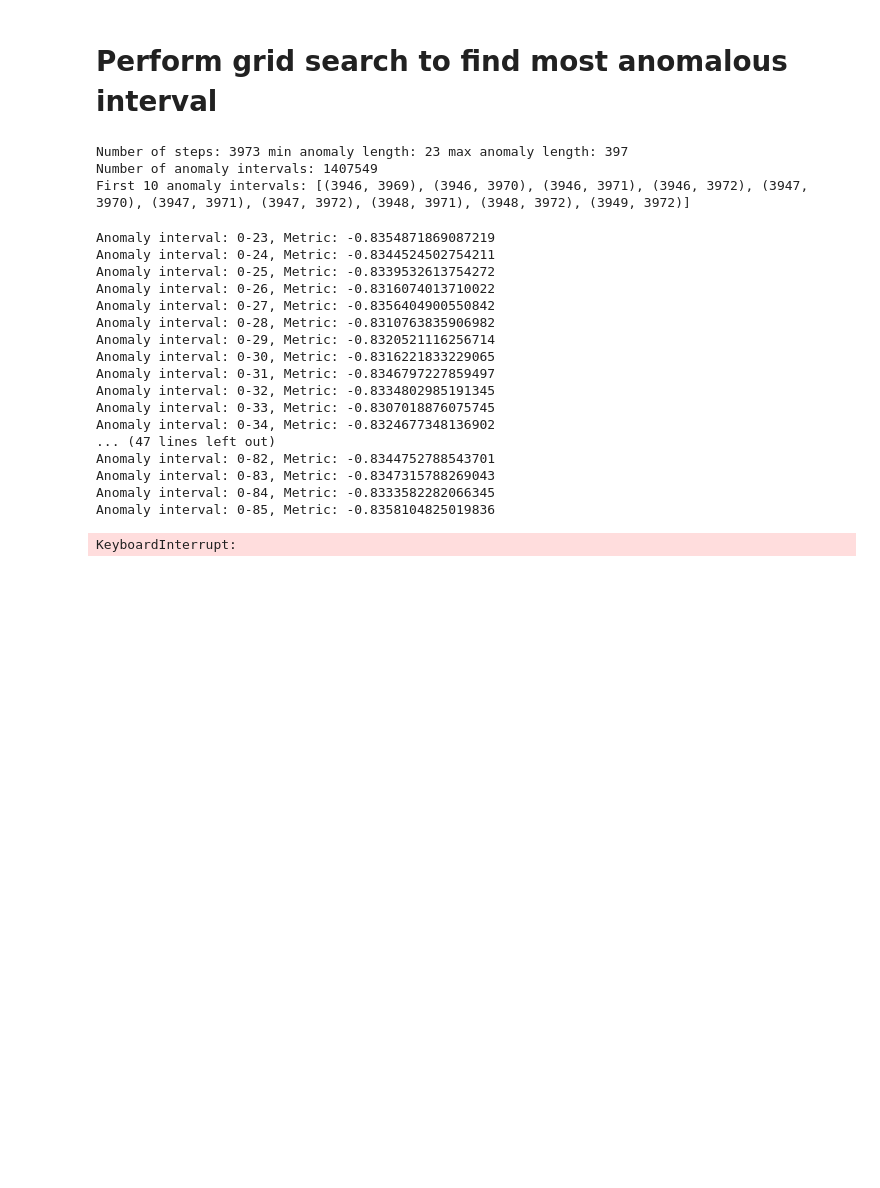
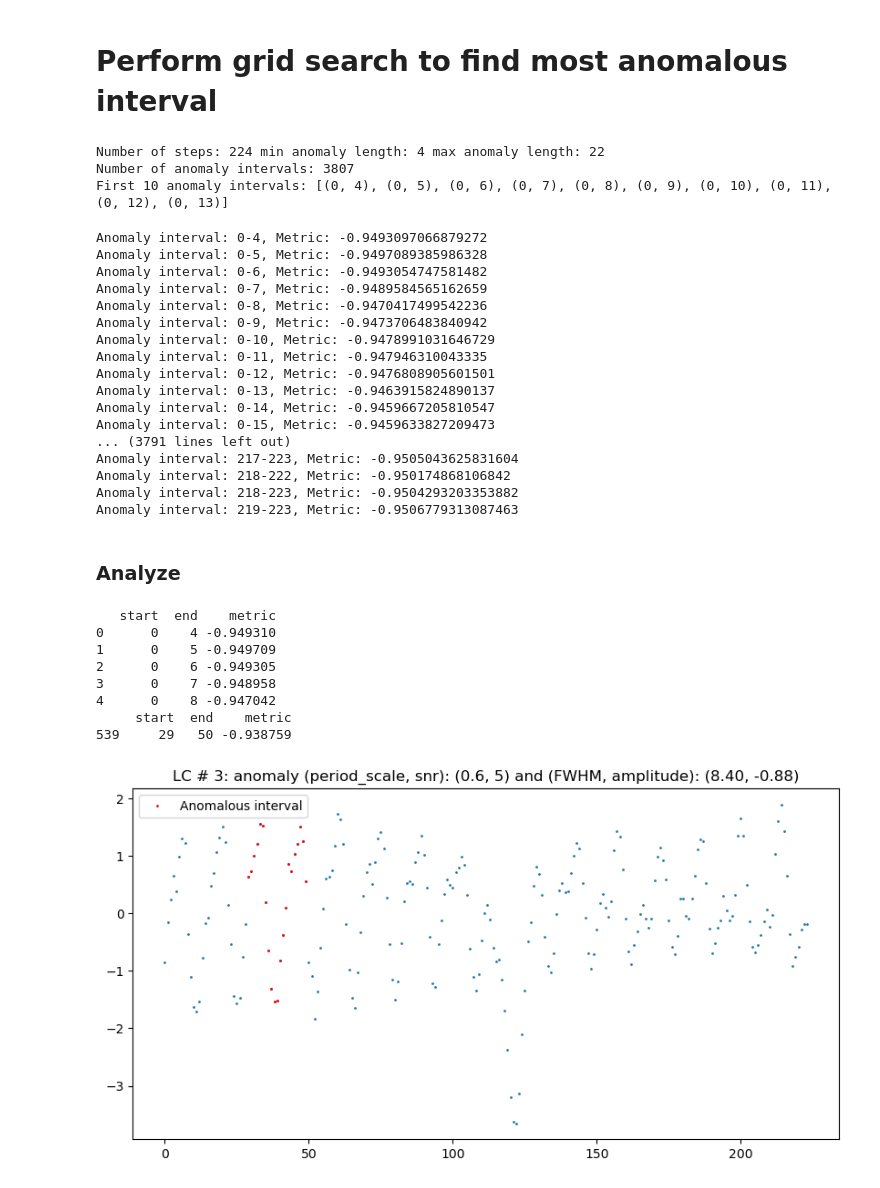
Before and after one commit to linneawolniewicz/dipper-detection, a Jupyter notebook: scripts/explore_gp_gridsearch.ipynb, the cells around one changed output. Saved outputs shown, nothing was run; the diff lists cells and outputs as text; code cells hidden in the pictures; blank space fills up the shorter version.

```diff
--- a/scripts/explore_gp_gridsearch.ipynb
+++ b/scripts/explore_gp_gridsearch.ipynb
@@ -92,16 +101,16 @@ anomaly_intervals = [(i, j) for i in range(num_steps)
 
 print("Number of steps:", num_steps, "min anomaly length:", min_anomaly_len, "max anomaly length:", max_anomaly_len)
 print("Number of anomaly intervals:", len(anomaly_intervals))
-print("First 10 anomaly intervals:", anomaly_intervals[-10:])
+print("First 10 anomaly intervals:", anomaly_intervals[:10])
 # %% [output]
-Number of steps: 3973 min anomaly length: 23 max anomaly length: 397
-Number of anomaly intervals: 1407549
-First 10 anomaly intervals: [(3946, 3969), (3946, 3970), (3946, 3971), (3946, 3972), (3947, 3970), (3947, 3971), (3947, 3972), (3948, 3971), (3948, 3972), (3949, 3972)]
+Number of steps: 224 min anomaly length: 4 max anomaly length: 22
+Number of anomaly intervals: 3807
+First 10 anomaly intervals: [(0, 4), (0, 5), (0, 6), (0, 7), (0, 8), (0, 9), (0, 10), (0, 11), (0, 12), (0, 13)]
 # %%
 # Hyperparameters
 which_metric = 'mll'
 initial_lengthscale = 0.5
-training_iterations = 30
+training_iterations = 50
 filename = f'../results/test.txt'
 
 gp_detector = GPGridSearch(
@@ -114,21 +123,51 @@ gp_detector = GPGridSearch(
 
 best_interval, max_metric = gp_detector.find_anomalous_interval(device=device, training_iterations=training_iterations, filename=filename)
 # %% [output]
-Anomaly interval: 0-23, Metric: -0.8354871869087219
-Anomaly interval: 0-24, Metric: -0.8344524502754211
-Anomaly interval: 0-25, Metric: -0.8339532613754272
-Anomaly interval: 0-26, Metric: -0.8316074013710022
-Anomaly interval: 0-27, Metric: -0.8356404900550842
-Anomaly interval: 0-28, Metric: -0.8310763835906982
-Anomaly interval: 0-29, Metric: -0.8320521116256714
-Anomaly interval: 0-30, Metric: -0.8316221833229065
-Anomaly interval: 0-31, Metric: -0.8346797227859497
-Anomaly interval: 0-32, Metric: -0.8334802985191345
-Anomaly interval: 0-33, Metric: -0.8307018876075745
-Anomaly interval: 0-34, Metric: -0.8324677348136902
-... (47 lines left out)
-Anomaly interval: 0-82, Metric: -0.8344752788543701
-Anomaly interval: 0-83, Metric: -0.8347315788269043
-Anomaly interval: 0-84, Metric: -0.8333582282066345
-Anomaly interval: 0-85, Metric: -0.8358104825019836
+Anomaly interval: 0-4, Metric: -0.9493097066879272
+Anomaly interval: 0-5, Metric: -0.9497089385986328
+Anomaly interval: 0-6, Metric: -0.9493054747581482
+Anomaly interval: 0-7, Metric: -0.9489584565162659
+Anomaly interval: 0-8, Metric: -0.9470417499542236
+Anomaly interval: 0-9, Metric: -0.9473706483840942
+Anomaly interval: 0-10, Metric: -0.9478991031646729
+Anomaly interval: 0-11, Metric: -0.947946310043335
+Anomaly interval: 0-12, Metric: -0.9476808905601501
+Anomaly interval: 0-13, Metric: -0.9463915824890137
+Anomaly interval: 0-14, Metric: -0.9459667205810547
+Anomaly interval: 0-15, Metric: -0.9459633827209473
+... (3791 lines left out)
+Anomaly interval: 217-223, Metric: -0.9505043625831604
+Anomaly interval: 218-222, Metric: -0.950174868106842
+Anomaly interval: 218-223, Metric: -0.9504293203353882
+Anomaly interval: 219-223, Metric: -0.9506779313087463
-KeyboardInterrupt:
+# %% [markdown]
+### Analyze
+# %%
+# results are stored in a txt file, with header: start,end,metric
+data = pd.read_csv(filename, header=0, sep=",")
+print(data.head())
+
+# find the best metric start and end interval
+best_metric = data["metric"].max()
+best_interval = data[data["metric"] == best_metric]
+start = int(best_interval["start"].values[0])
+end = int(best_interval["end"].values[0])
+print(best_interval)
+
+# Plot anomalies
+plt.figure(figsize=(10,5))
+plt.plot(range(len(x)), y, '.', markersize=2)
+plt.plot(range(start, end), y[start:end], '.', color='r', markersize=2, label='Anomalous interval')
+plt.legend()
+plt.title(f"LC # {file_number}: anomaly (period_scale, snr): ({period_scale}, {snr}) and (FWHM, amplitude): ({anomaly_fwhm:.2f}, {anomaly_amp:.2f})")
+plt.show()
+# %% [output]
+   start  end    metric
+0      0    4 -0.949310
+1      0    5 -0.949709
+2      0    6 -0.949305
+3      0    7 -0.948958
+4      0    8 -0.947042
+     start  end    metric
+539     29   50 -0.938759
+[figure, added]
```
Also changed, not shown: parts of 3 cells of this notebook, 8 other files.
